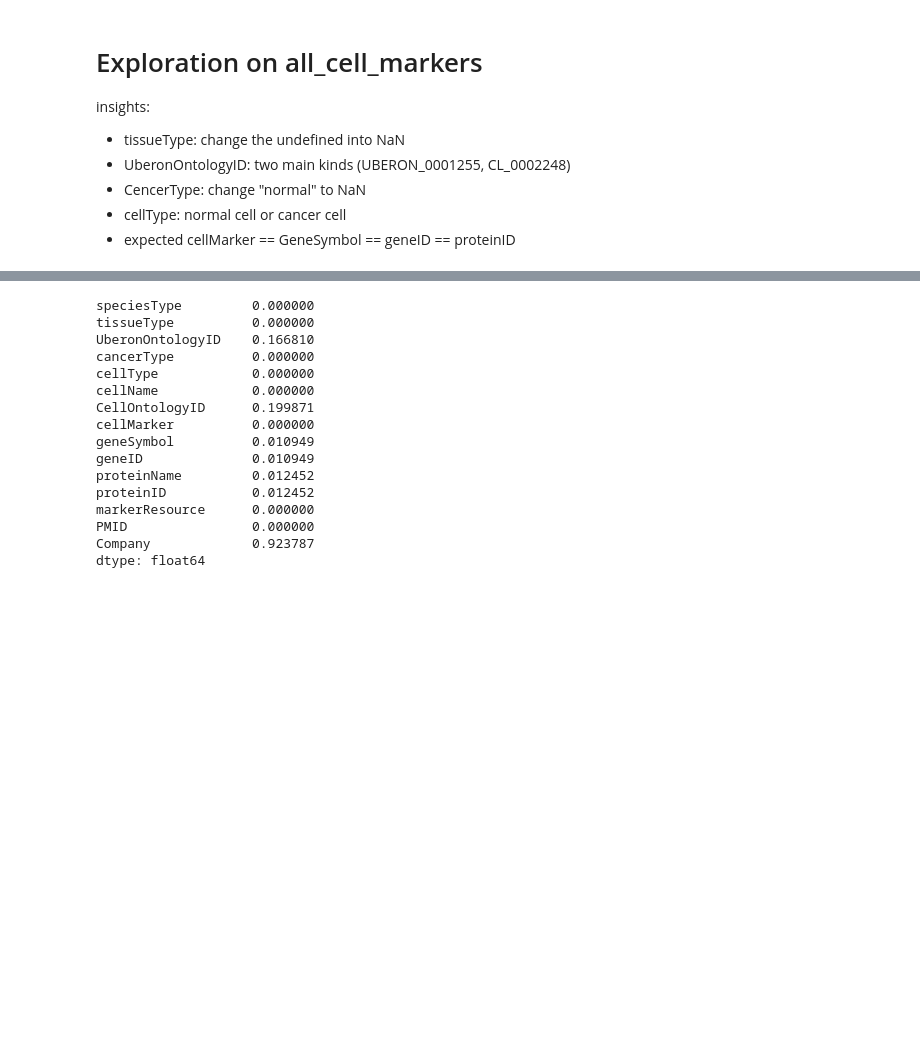
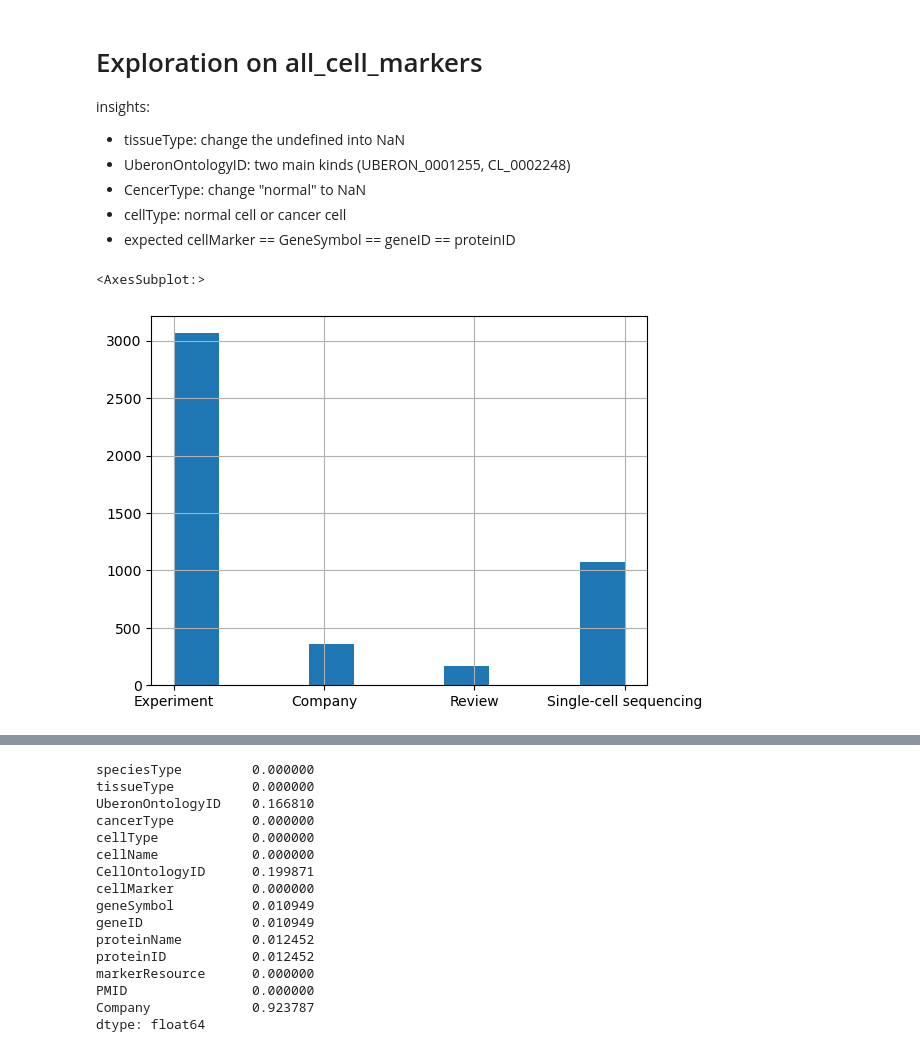
Before and after one commit to g7xu/CellMaker_DataParser, a Jupyter notebook: eda/all_cell_eda(scratch).ipynb, the cells around one changed output, grey strips where cells are left out. Cells and saved outputs as stored; diff of their text form; code cells hidden in the pictures; blank space fills up the shorter version.

```diff
--- a/eda/all_cell_eda(scratch).ipynb
+++ b/eda/all_cell_eda(scratch).ipynb
@@ -35,3 +58,8 @@ all_singleCell_markers_df = pd.read_csv('../data/Single_cell_markers.txt', sep =
 #     firstline = file.readline()
 
 cell_markers_df = pd.concat([all_cell_markers_df, all_singleCell_markers_df], axis = 0, ignore_index=True)
+# %%
+cell_markers_df['markerResource'].hist()
+# %% [output]
+<AxesSubplot:>
+[figure, added]
```
Also changed, not shown: parts of 2 cells of this notebook, 1 other file.
